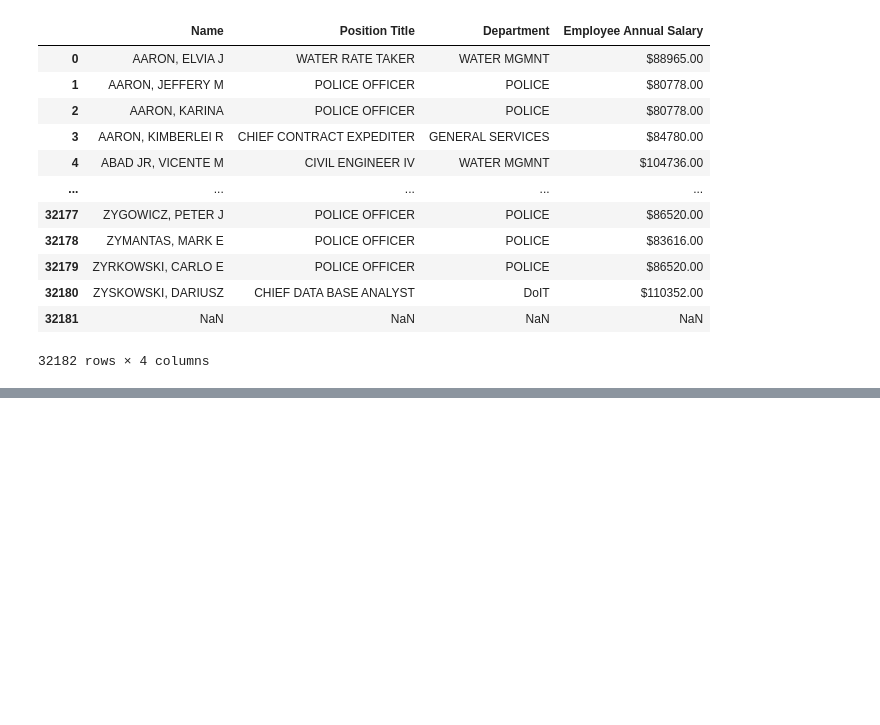
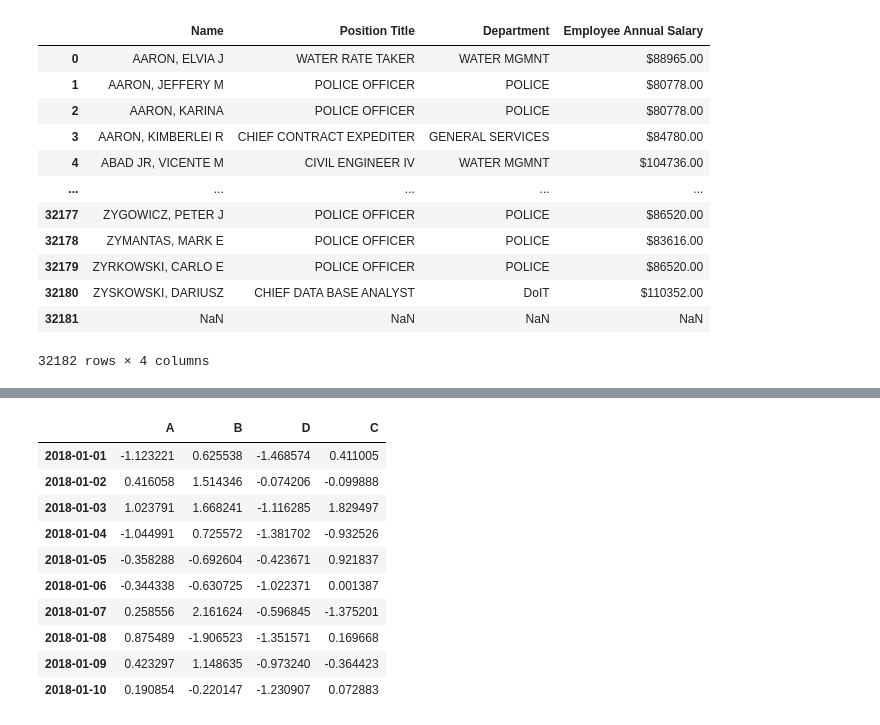
Before and after one commit to DiasMelissa/PythonProfound, a Jupyter notebook: Script16.ipynb, the cells around one changed output, grey strips where cells are left out. Saved outputs shown, nothing was run; the diff lists cells and outputs as text; code cells hidden in the pictures; blank space fills up the shorter version.

```diff
--- a/Script16.ipynb
+++ b/Script16.ipynb
@@ -889,0 +963,17 @@ df
+# %%
+dates = pd.date_range('20180101', periods = 10)
+df = pd.DataFrame(np.random.randn(10,4), index = dates, columns = list('ABDC'))
+# %%
+df
+# %% [output]
+|  | A | B | D | C |
+| 2018-01-01 | -1.123221 | 0.625538 | -1.468574 | 0.411005 |
+| 2018-01-02 | 0.416058 | 1.514346 | -0.074206 | -0.099888 |
+| 2018-01-03 | 1.023791 | 1.668241 | -1.116285 | 1.829497 |
+| 2018-01-04 | -1.044991 | 0.725572 | -1.381702 | -0.932526 |
+| 2018-01-05 | -0.358288 | -0.692604 | -0.423671 | 0.921837 |
+| 2018-01-06 | -0.344338 | -0.630725 | -1.022371 | 0.001387 |
+| 2018-01-07 | 0.258556 | 2.161624 | -0.596845 | -1.375201 |
+| 2018-01-08 | 0.875489 | -1.906523 | -1.351571 | 0.169668 |
+| 2018-01-09 | 0.423297 | 1.148635 | -0.973240 | -0.364423 |
+| 2018-01-10 | 0.190854 | -0.220147 | -1.230907 | 0.072883 |
```
Also changed, not shown: parts of 37 cells of this notebook.
